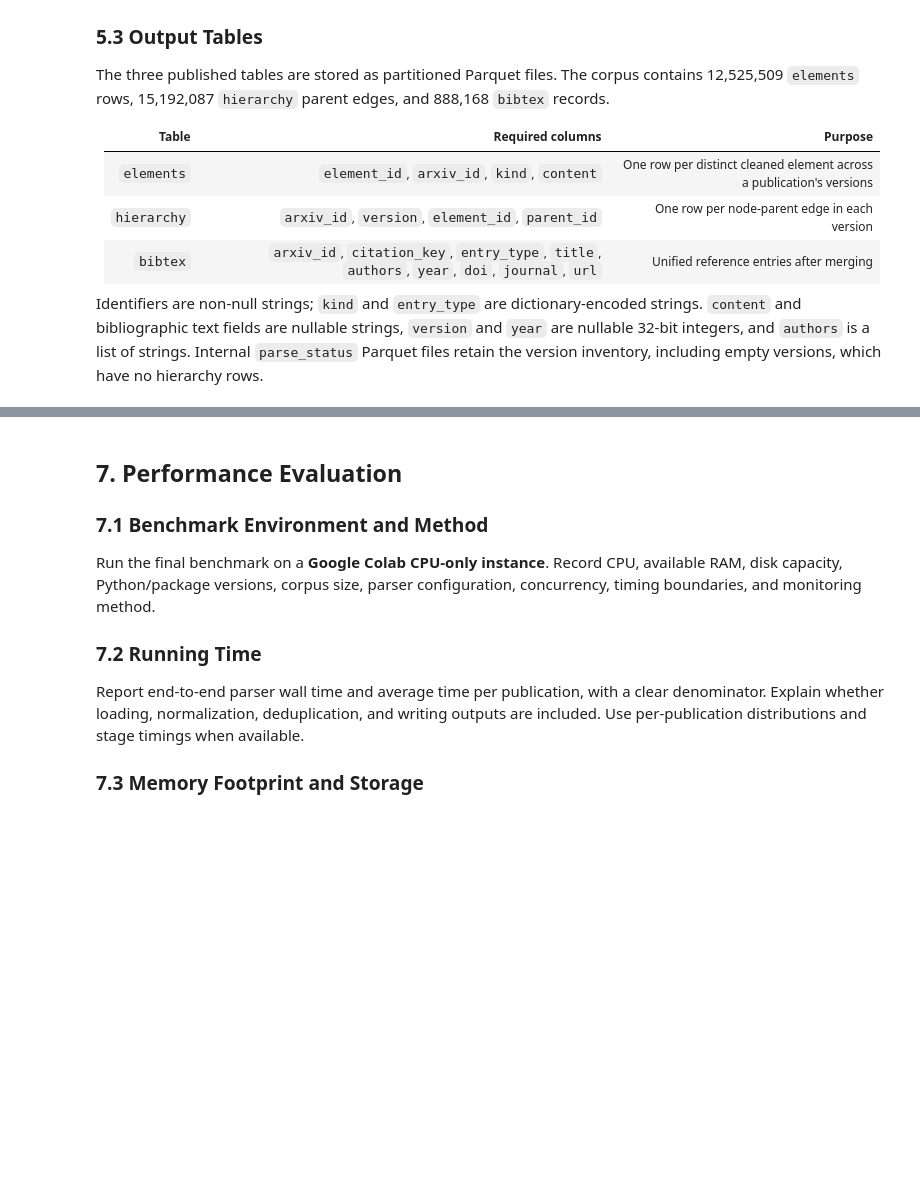
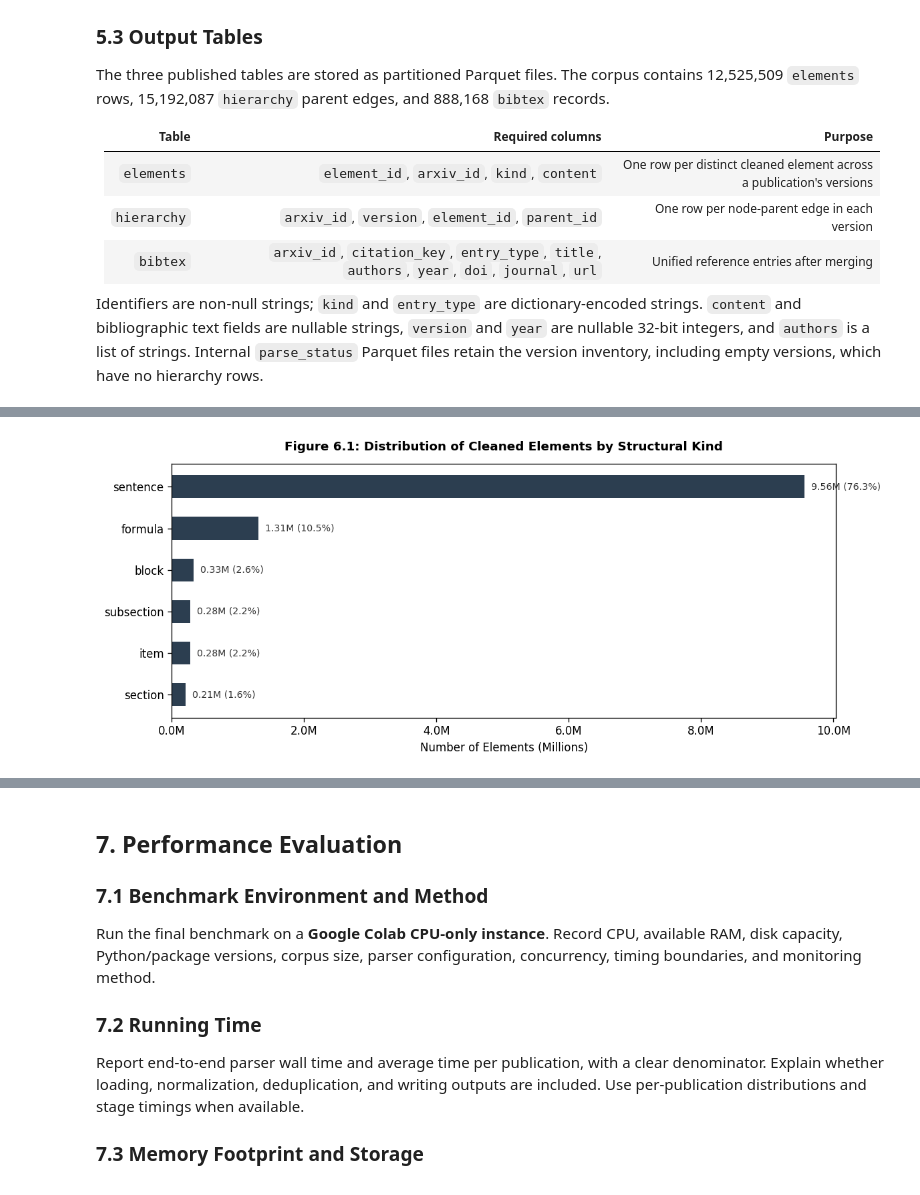
Before and after one commit to DuyNhat1705/Intro2DS-Group3-Report, a Jupyter notebook: Reports/Report2.ipynb, the cells around one changed output, grey strips where cells are left out. Cells and saved outputs as stored; diff of their text form; code cells hidden in the pictures; blank space fills up the shorter version.

Commit message:
docs(report2): update sections 4.1, 4.2 and 6.5 with pipeline architecture and charts

```diff
--- a/Reports/Report2.ipynb
+++ b/Reports/Report2.ipynb
@@ -16,3 +16,19 @@
 - Generate tables and figures from the actual processed data during book compilation. Keep missing measurements distinct from zero.
 
 **Planned output:** A generated table describing the reporting inputs, their scope, and their provenance.
+# %%
+# Load core libraries and setup statistics directory
+from pathlib import Path
+import json
+import pandas as pd
+import matplotlib.pyplot as plt
+
+# Auto-detect statistics data directory
+CANDIDATE_PATHS = [
+    Path.cwd() / 'statistics_parser' / 'report_exports' / 'all',
+    Path.cwd().parent / 'statistics_parser' / 'report_exports' / 'all',
+    Path.cwd().parent.parent / 'Report' / 'statistics_parser' / 'report_exports' / 'all',
+    Path(r'd:/Nhập môn KHDL/Report/statistics_parser/report_exports/all'),
+]
+STATS_DIR = next((p for p in CANDIDATE_PATHS if p.exists()), None)
+print(f"[Setup] Statistics directory located at: {STATS_DIR}")
@@ -187,0 +291,21 @@ Explain unusual distributions, version differences, failure categories, and the
+# %%
+# Figure 6.1: Cleaned Elements by Structural Kind
+import pandas as pd
+import matplotlib.pyplot as plt
+
+df_kinds = pd.read_csv(STATS_DIR / 'kind_counts.csv').sort_values(by='elements', ascending=False)
+
+fig, ax = plt.subplots(figsize=(10, 4.2))
+top_kinds = df_kinds.head(6)
+bars = ax.barh(top_kinds['kind'][::-1], top_kinds['elements'][::-1], color='#2c3e50', height=0.55)
+ax.set_title("Figure 6.1: Distribution of Cleaned Elements by Structural Kind", fontsize=11, fontweight='bold', pad=12)
+ax.set_xlabel("Number of Elements (Millions)", fontsize=10)
+ax.xaxis.set_major_formatter(plt.FuncFormatter(lambda x, p: f'{x*1e-6:.1f}M'))
+for bar in bars:
+    w = bar.get_width()
+    ax.text(w + 1e5, bar.get_y() + bar.get_height()/2, f'{w*1e-6:.2f}M ({w/df_kinds["elements"].sum()*100:.1f}%)',
+            va='center', ha='left', fontsize=8.5, color='#333333')
+plt.tight_layout()
+plt.show()
+# %% [output]
+[figure, added]
```
Also changed, not shown: parts of 12 cells of this notebook, 1 other file.
